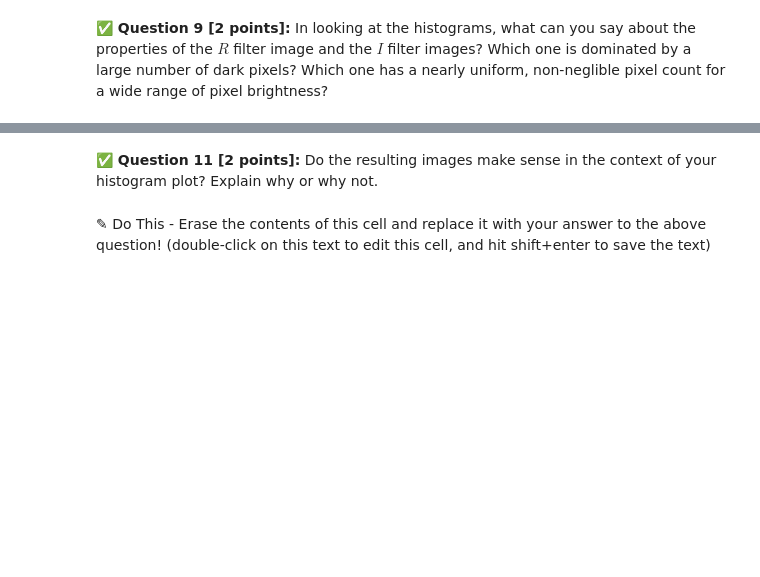
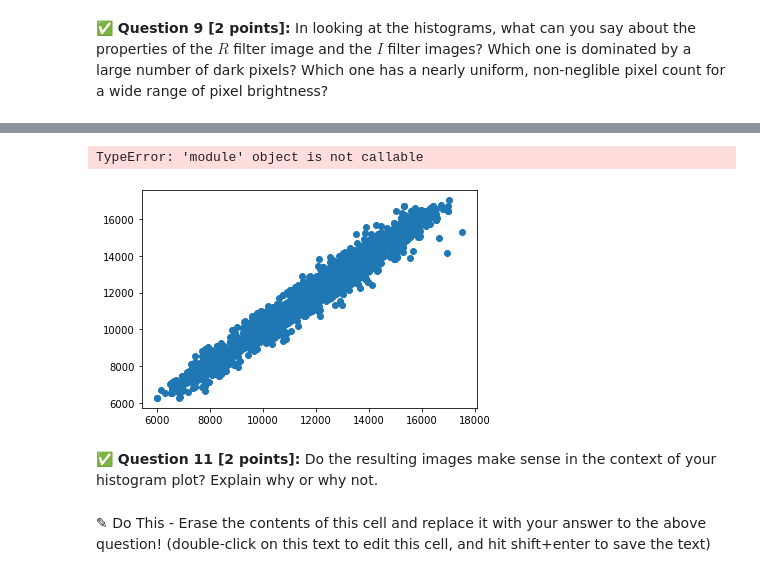
Before and after one commit to scottjaymsu/cmse202-s21-turnin, a Jupyter notebook: hw-01/HW-01_GitPracticeDebuggingAndPythonPackages-STUDENT.ipynb, the cells around one changed output, grey strips where cells are left out. Cells and saved outputs as stored; diff of their text form; code cells hidden in the pictures; blank space fills up the shorter version.

```diff
--- a/hw-01/HW-01_GitPracticeDebuggingAndPythonPackages-STUDENT.ipynb
+++ b/hw-01/HW-01_GitPracticeDebuggingAndPythonPackages-STUDENT.ipynb
@@ -267,3 +279,12 @@ Now that you have a bit of understanding about the the properties of the images
+# %%
+# Put your code here
+from matplotlib import cm
+
+plt.scatter(red_array[0], red_array[1])
+cm('Sequential', 'Purples')
+# %% [output]
+TypeError: 'module' object is not callable
+[figure, added]
 # %% [markdown]
 **&#9989; Question 11 [2 points]:** Do the resulting images make sense in the context of your histogram plot? Explain why or why not.
 # %% [markdown]
```
Also changed, not shown: parts of 7 cells of this notebook.
